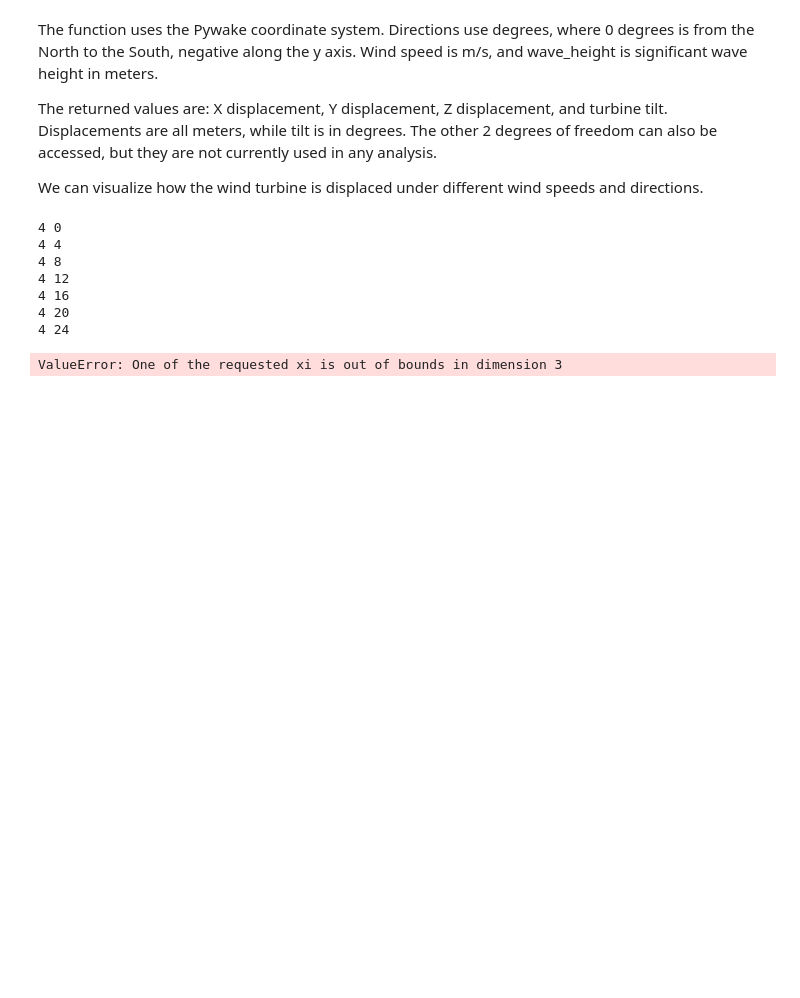
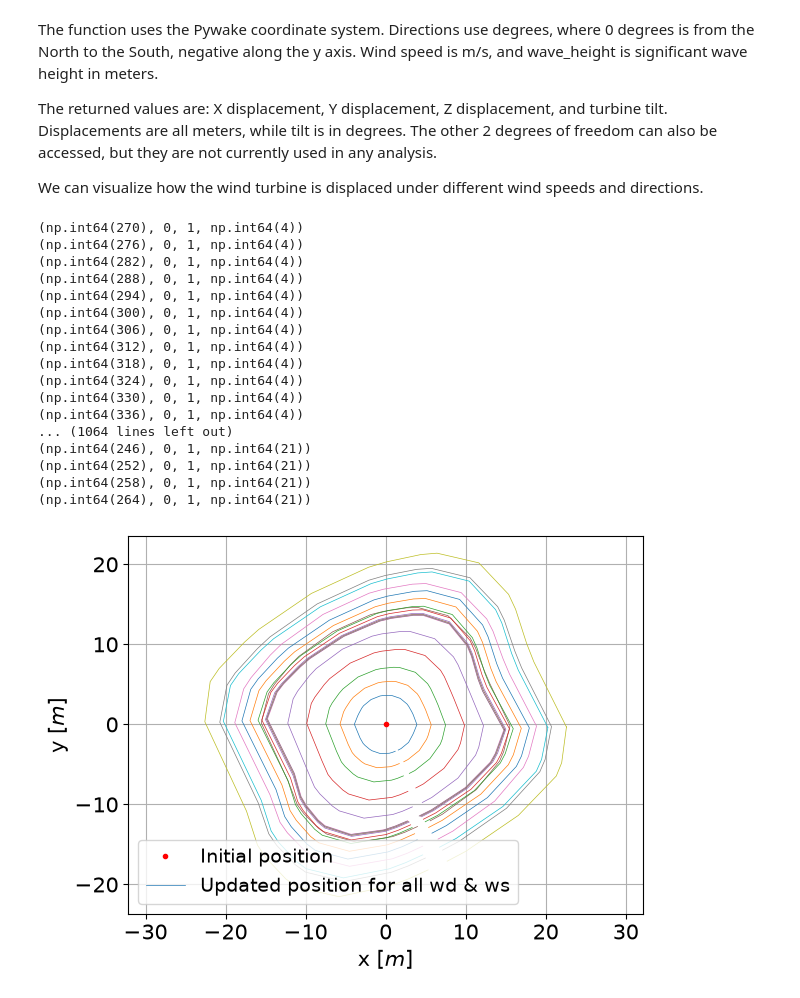
Before and after one commit to rafaelvalotta/WESL, a Jupyter notebook: wesl/optimizer/FOWT_Overview.ipynb, the cells around one changed output. Cells and saved outputs as stored; diff of their text form; code cells hidden in the pictures; blank space fills up the shorter version.

Commit message:
fixed FOWT

```diff
--- a/wesl/optimizer/FOWT_Overview.ipynb
+++ b/wesl/optimizer/FOWT_Overview.ipynb
@@ -25,46 +26,55 @@ import numpy as np
 import matplotlib.pyplot as plt
 
 wind_speeds = np.linspace(4, 22, 18, endpoint=False, dtype = int)
-wind_directions = np.linspace(0, 360, 90, endpoint=False, dtype = int)
+wind_directions = np.linspace(0, 360, 60, endpoint=False, dtype = int)
 
 displaced_x = np.zeros((len(wind_speeds), len(wind_directions)))
 displaced_y = np.zeros((len(wind_speeds), len(wind_directions)))
 
 for ws_index in range(len(wind_speeds)):
     for wd_index in range(len(wind_directions)):
-        print(wind_speeds[ws_index], wind_directions[wd_index])
-        x_new, y_new, z_new, tilt_new = fowt_example.solve_static_movement(wind_directions[wd_index], wind_speeds[ws_index], wave_direction=wind_directions[wd_index], wave_height=1)
+        # print(wind_speeds[ws_index], wind_directions[wd_index])
+        x_new, y_new, z_new, tilt_new = fowt_example.solve_static_movement(wind_speeds[ws_index],wind_directions[wd_index], wave_direction=0, wave_height=1)
         displaced_x[ws_index, wd_index] = x_new
         displaced_y[ws_index, wd_index] = y_new
 
 # plot the displacements
 
 plt.figure()
 plt.plot([0], [0], 'r.')
 
-colormap = plt.cm.get_cmap('viridis')  # Puedes cambiar 'viridis' por cualquier otra paleta
-#colormap = plt.cm.get_cmap('Blues')
+# THIS NEEDS TO BE FIXED
 
-for ws_index in range(len(ws)):
+for ws_index in range(len(wind_speeds)):
         x, y = displaced_x[ws_index,:], displaced_y[ws_index,:]
         # xr = np.vstack((xr, fowt_x[wt_index,0,ws_index]))
         # yr = np.vstack((yr, fowt_y[wt_index,0,ws_index]))
-        color = ws_index / len(ws)# +0.1
-        plt.plot(x, y, color=colormap(color),linewidth=0.5)
+        color = ws_index / len(wind_speeds)# +0.1
+        plt.plot(x, y,linewidth=0.5)
 
 plt.rcParams.update({'font.size': 15})
 plt.xlabel('x [$m$]')
 plt.ylabel('y [$m$]')
 plt.legend(['Initial position','Updated position for all wd & ws'],loc='best',prop={'size': 14})
 plt.tight_layout()
 plt.axis('equal')
 plt.grid(True)
 # %% [output]
-4 0
-4 4
-4 8
-4 12
-4 16
-4 20
-4 24
+(np.int64(270), 0, 1, np.int64(4))
+(np.int64(276), 0, 1, np.int64(4))
+(np.int64(282), 0, 1, np.int64(4))
+(np.int64(288), 0, 1, np.int64(4))
+(np.int64(294), 0, 1, np.int64(4))
+(np.int64(300), 0, 1, np.int64(4))
+(np.int64(306), 0, 1, np.int64(4))
+(np.int64(312), 0, 1, np.int64(4))
+(np.int64(318), 0, 1, np.int64(4))
+(np.int64(324), 0, 1, np.int64(4))
+(np.int64(330), 0, 1, np.int64(4))
+(np.int64(336), 0, 1, np.int64(4))
+... (1064 lines left out)
+(np.int64(246), 0, 1, np.int64(21))
+(np.int64(252), 0, 1, np.int64(21))
+(np.int64(258), 0, 1, np.int64(21))
+(np.int64(264), 0, 1, np.int64(21))
-ValueError: One of the requested xi is out of bounds in dimension 3
+[figure, added]
```
Also changed, not shown: parts of 1 cell of this notebook, 8 other files.
